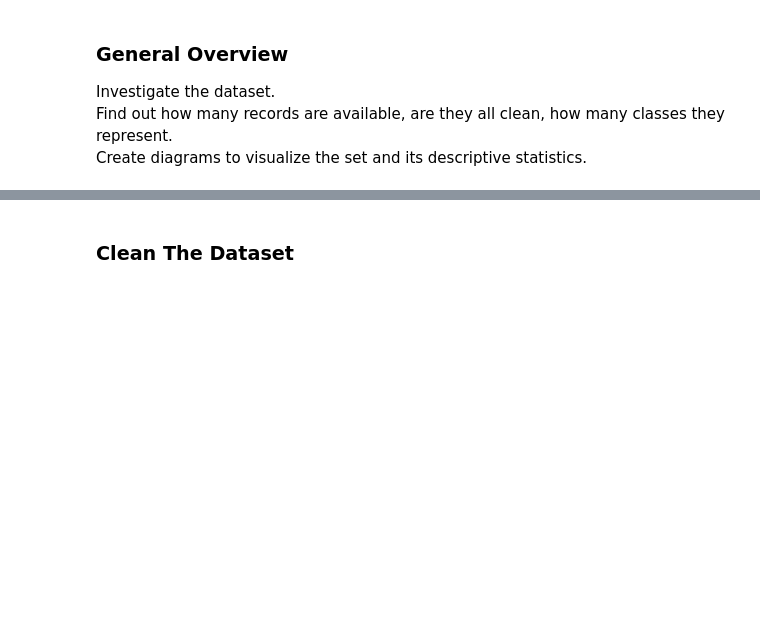
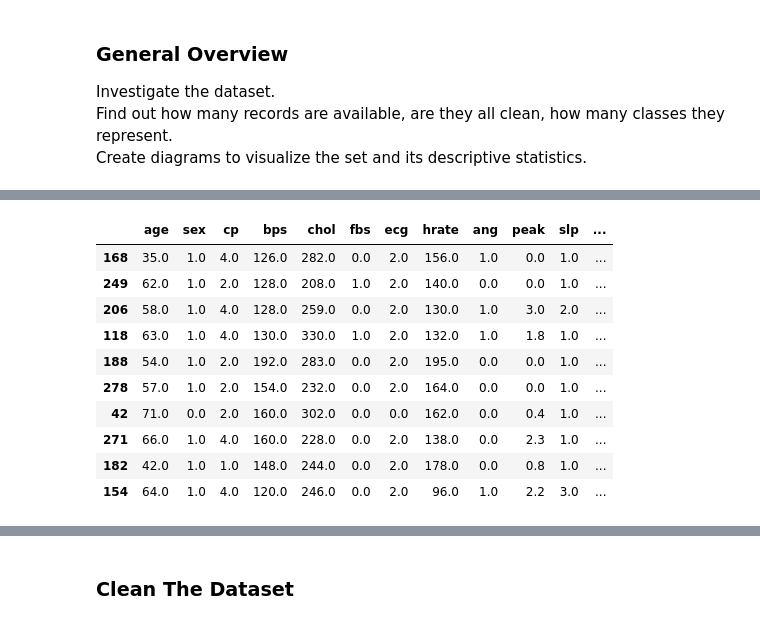
Before and after one commit to foxdocs/dat-bi, a Jupyter notebook: Code/ML/DecisionTree.ipynb, the cells around one changed output, grey strips where cells are left out. Saved outputs shown, nothing was run; the diff lists cells and outputs as text; code cells hidden in the pictures; blank space fills up the shorter version.

```diff
--- a/Code/ML/DecisionTree.ipynb
+++ b/Code/ML/DecisionTree.ipynb
@@ -60,6 +81,18 @@ list(dataset)
 # %%
 # See how it looks (get the first 5 records)
-dataset.head(10)
+dataset.sample(10)
+# %% [output]
+|  | age | sex | cp | bps | chol | fbs | ecg | hrate | ang | peak | slp | ... |
+| 168 | 35.0 | 1.0 | 4.0 | 126.0 | 282.0 | 0.0 | 2.0 | 156.0 | 1.0 | 0.0 | 1.0 | ... |
+| 249 | 62.0 | 1.0 | 2.0 | 128.0 | 208.0 | 1.0 | 2.0 | 140.0 | 0.0 | 0.0 | 1.0 | ... |
+| 206 | 58.0 | 1.0 | 4.0 | 128.0 | 259.0 | 0.0 | 2.0 | 130.0 | 1.0 | 3.0 | 2.0 | ... |
+| 118 | 63.0 | 1.0 | 4.0 | 130.0 | 330.0 | 1.0 | 2.0 | 132.0 | 1.0 | 1.8 | 1.0 | ... |
+| 188 | 54.0 | 1.0 | 2.0 | 192.0 | 283.0 | 0.0 | 2.0 | 195.0 | 0.0 | 0.0 | 1.0 | ... |
+| 278 | 57.0 | 1.0 | 2.0 | 154.0 | 232.0 | 0.0 | 2.0 | 164.0 | 0.0 | 0.0 | 1.0 | ... |
+| 42 | 71.0 | 0.0 | 2.0 | 160.0 | 302.0 | 0.0 | 0.0 | 162.0 | 0.0 | 0.4 | 1.0 | ... |
+| 271 | 66.0 | 1.0 | 4.0 | 160.0 | 228.0 | 0.0 | 2.0 | 138.0 | 0.0 | 2.3 | 1.0 | ... |
+| 182 | 42.0 | 1.0 | 1.0 | 148.0 | 244.0 | 0.0 | 2.0 | 178.0 | 0.0 | 0.8 | 1.0 | ... |
+| 154 | 64.0 | 1.0 | 4.0 | 120.0 | 246.0 | 0.0 | 2.0 | 96.0 | 1.0 | 2.2 | 3.0 | ... |
 # %%
 # Have the descriptive statistics calculated for the whole dataset
 print(dataset.describe())
```
Also changed, not shown: parts of 31 cells of this notebook, 24 other files.
